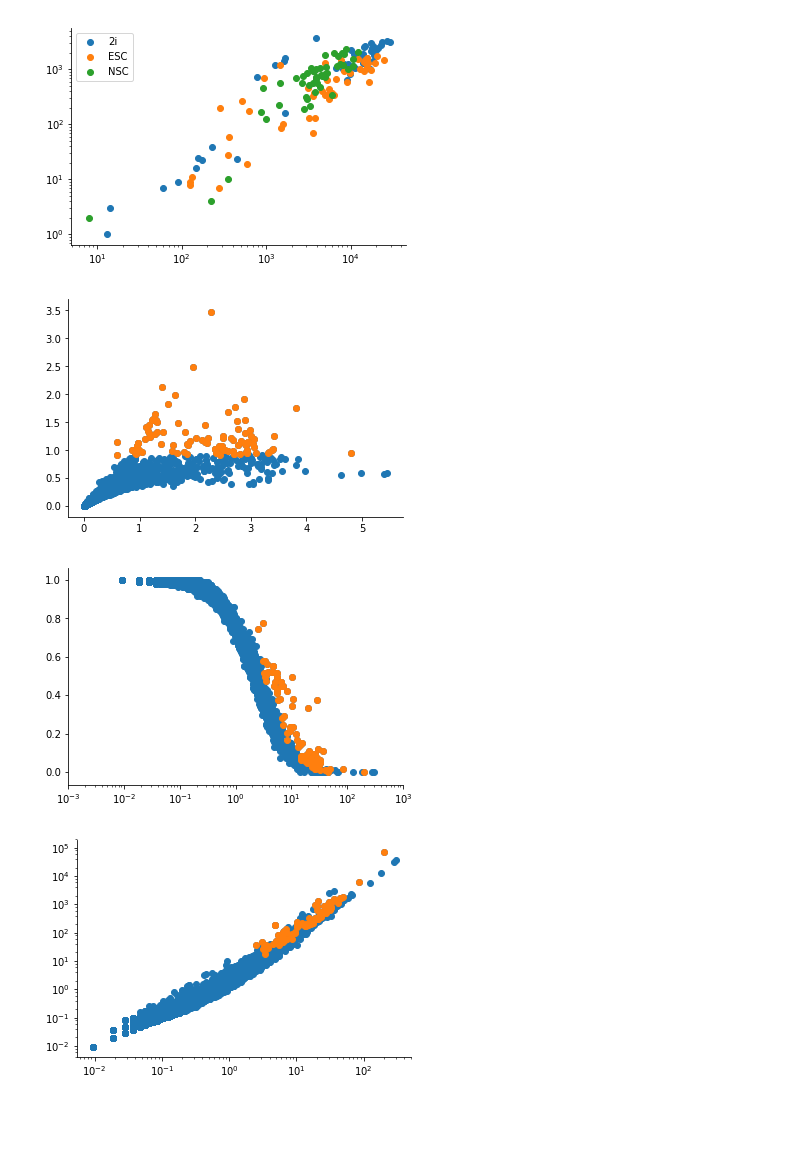
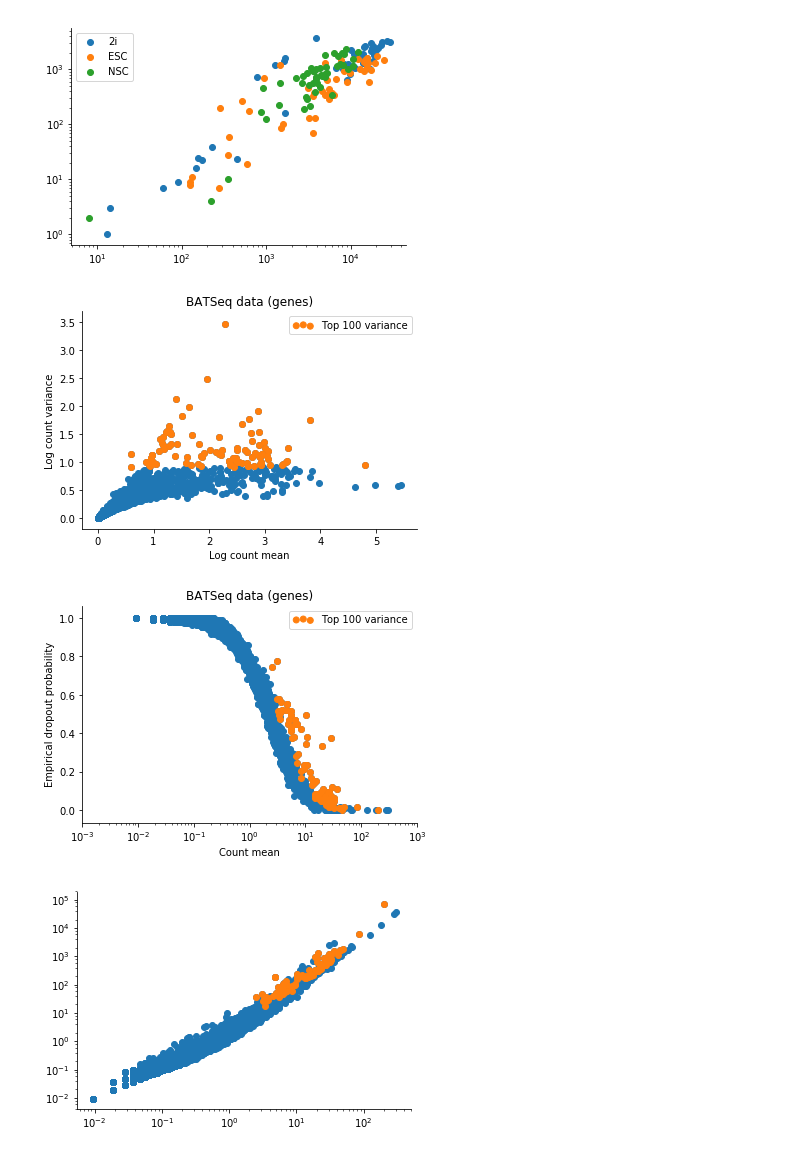
Before and after one commit to Teichlab/RCA, a Jupyter notebook: Batseq zinb-wave.ipynb, the cells around one changed output. Saved outputs shown, nothing was run; the diff lists cells and outputs as text; code cells hidden in the pictures; blank space fills up the shorter version.

```diff
--- a/Batseq zinb-wave.ipynb
+++ b/Batseq zinb-wave.ipynb
@@ -60,17 +63,25 @@ idx = counts.pipe(np.log1p).var(1).sort_values(ascending=False).head(100).index
 # %%
 mus = counts.pipe(np.log1p).mean(1)
 vas = counts.pipe(np.log1p).var(1)
-plt.scatter(mus, vas);
-plt.scatter(mus[idx], vas[idx]);
+plt.scatter(mus, vas, label='');
+plt.scatter(mus[idx], vas[idx], label='Top 100 variance');
+plt.legend(scatterpoints=3)
+plt.xlabel('Log count mean')
+plt.ylabel('Log count variance');
+plt.title('BATSeq data (genes)');
 # %% [output]
-[figure, old version]
+[figure, new version]
 # %%
 plt.xscale('log')
 plt.scatter(counts.mean(1), 1 - (counts > 1).sum(1) / counts.shape[1]);
-plt.scatter(counts.mean(1)[idx], (1 - (counts > 1).sum(1) / counts.shape[1])[idx]);
+plt.scatter(counts.mean(1)[idx], (1 - (counts > 1).sum(1) / counts.shape[1])[idx], label='Top 100 variance');
+plt.legend(scatterpoints=3)
 plt.xlim(1e-3, 1e3);
+plt.xlabel('Count mean')
+plt.ylabel('Empirical dropout probability');
+plt.title('BATSeq data (genes)');
 # %% [output]
-[figure, old version]
+[figure, new version]
 # %%
 plt.loglog()
 plt.scatter(counts.mean(1), counts.var(1));
```
Also changed, not shown: parts of 2 cells of this notebook, 2 other files.
